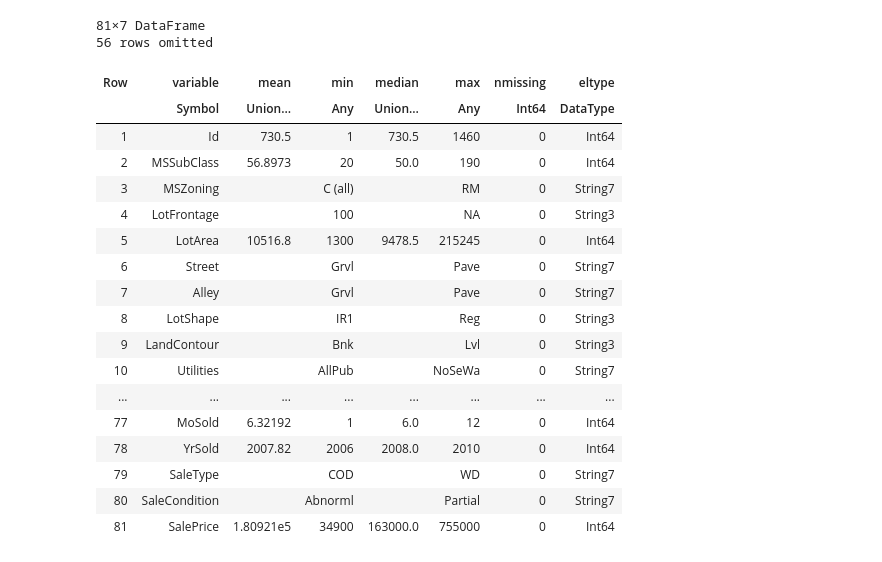
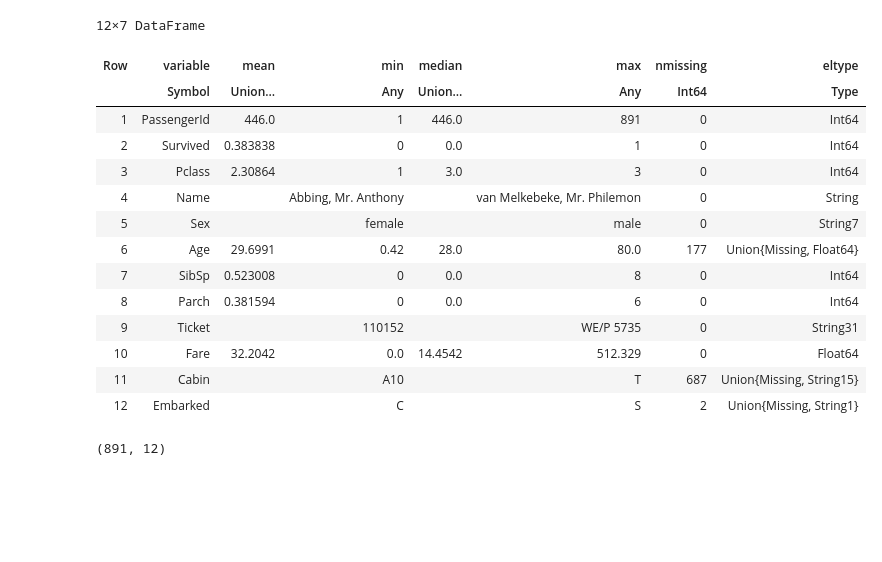
Before and after one commit to HenriqCaetano/titanic-challenge-julia, a Jupyter notebook: prediction.ipynb, the cells around one changed output. Saved outputs shown, nothing was run; the diff lists cells and outputs as text; code cells hidden in the pictures; blank space fills up the shorter version.

```diff
--- a/prediction.ipynb
+++ b/prediction.ipynb
@@ -13,24 +23,22 @@ using Statistics, LinearAlgebra
 # %%
 train_df = CSV.read("./data/train.csv", DataFrame)
 display(describe(train_df))
+
+size(train_df)
 # %% [output]
-81×7 DataFrame
-56 rows omitted
+12×7 DataFrame
 | Row | variable | mean | min | median | max | nmissing | eltype |
-|  | Symbol | Union… | Any | Union… | Any | Int64 | DataType |
-| 1 | Id | 730.5 | 1 | 730.5 | 1460 | 0 | Int64 |
-| 2 | MSSubClass | 56.8973 | 20 | 50.0 | 190 | 0 | Int64 |
-| 3 | MSZoning |  | C (all) |  | RM | 0 | String7 |
-| 4 | LotFrontage |  | 100 |  | NA | 0 | String3 |
-| 5 | LotArea | 10516.8 | 1300 | 9478.5 | 215245 | 0 | Int64 |
-| 6 | Street |  | Grvl |  | Pave | 0 | String7 |
-| 7 | Alley |  | Grvl |  | Pave | 0 | String7 |
-| 8 | LotShape |  | IR1 |  | Reg | 0 | String3 |
-| 9 | LandContour |  | Bnk |  | Lvl | 0 | String3 |
-| 10 | Utilities |  | AllPub |  | NoSeWa | 0 | String7 |
-| ... | ... | ... | ... | ... | ... | ... | ... |
-| 77 | MoSold | 6.32192 | 1 | 6.0 | 12 | 0 | Int64 |
-| 78 | YrSold | 2007.82 | 2006 | 2008.0 | 2010 | 0 | Int64 |
-| 79 | SaleType |  | COD |  | WD | 0 | String7 |
-| 80 | SaleCondition |  | Abnorml |  | Partial | 0 | String7 |
-| 81 | SalePrice | 1.80921e5 | 34900 | 163000.0 | 755000 | 0 | Int64 |
+|  | Symbol | Union… | Any | Union… | Any | Int64 | Type |
+| 1 | PassengerId | 446.0 | 1 | 446.0 | 891 | 0 | Int64 |
+| 2 | Survived | 0.383838 | 0 | 0.0 | 1 | 0 | Int64 |
+| 3 | Pclass | 2.30864 | 1 | 3.0 | 3 | 0 | Int64 |
+| 4 | Name |  | Abbing, Mr. Anthony |  | van Melkebeke, Mr. Philemon | 0 | String |
+| 5 | Sex |  | female |  | male | 0 | String7 |
+| 6 | Age | 29.6991 | 0.42 | 28.0 | 80.0 | 177 | Union{Missing, Float64} |
+| 7 | SibSp | 0.523008 | 0 | 0.0 | 8 | 0 | Int64 |
+| 8 | Parch | 0.381594 | 0 | 0.0 | 6 | 0 | Int64 |
+| 9 | Ticket |  | 110152 |  | WE/P 5735 | 0 | String31 |
+| 10 | Fare | 32.2042 | 0.0 | 14.4542 | 512.329 | 0 | Float64 |
+| 11 | Cabin |  | A10 |  | T | 687 | Union{Missing, String15} |
+| 12 | Embarked |  | C |  | S | 2 | Union{Missing, String1} |
+(891, 12)
```
Also changed, not shown: parts of 8 cells of this notebook.
